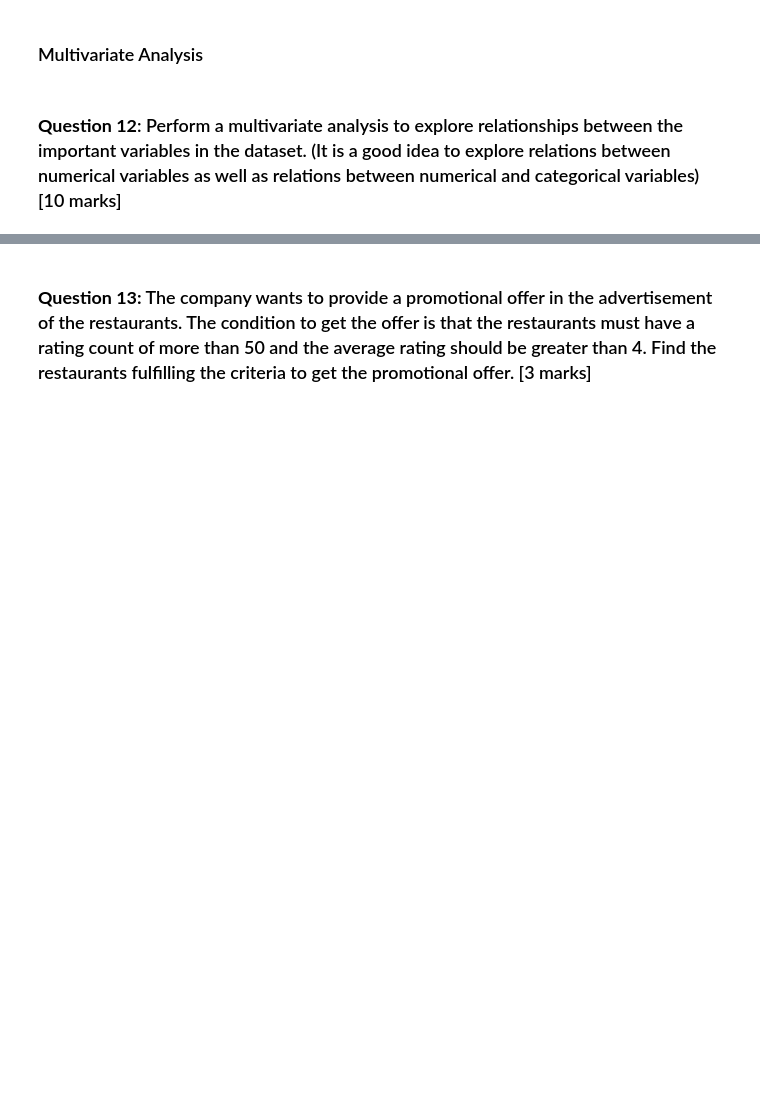
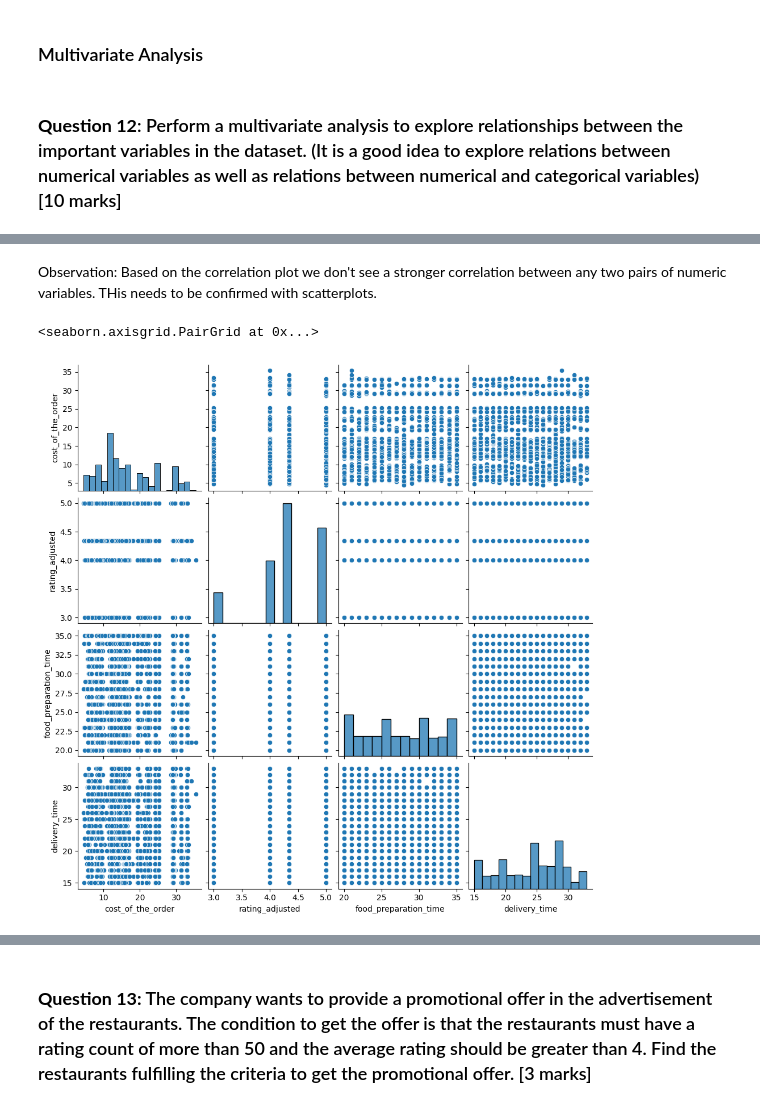
Before and after one commit to AkshayGovindaraj/GoogleColab, a Jupyter notebook: PYF_Project_Learner_Notebook_Full_Codev2.ipynb, the cells around one changed output, grey strips where cells are left out. Saved outputs shown, nothing was run; the diff lists cells and outputs as text; code cells hidden in the pictures; blank space fills up the shorter version.

```diff
--- a/PYF_Project_Learner_Notebook_Full_Codev2.ipynb
+++ b/PYF_Project_Learner_Notebook_Full_Codev2.ipynb
@@ -341,0 +385,7 @@ The top 3 most frequent customers are:
+# %% [markdown]
+Observation: Based on the correlation plot we don't see a stronger correlation between any two pairs of numeric variables. THis needs to be confirmed with scatterplots.
+# %%
+sns.pairplot(data=df[['cost_of_the_order', 'rating_adjusted', 'food_preparation_time', 'delivery_time']])
+# %% [output]
+<seaborn.axisgrid.PairGrid at 0x...>
+[figure, added]
```
Also changed, not shown: parts of 21 cells of this notebook.
